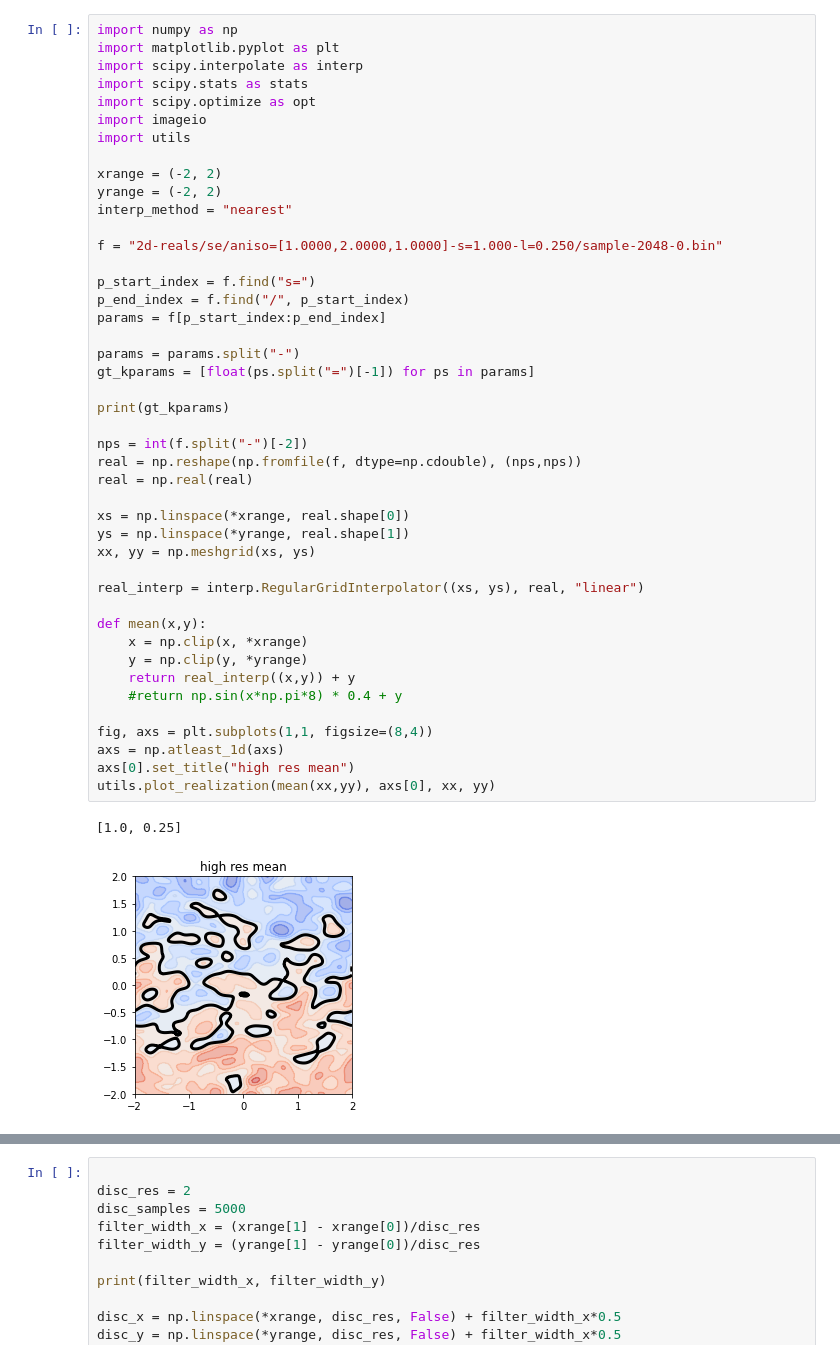
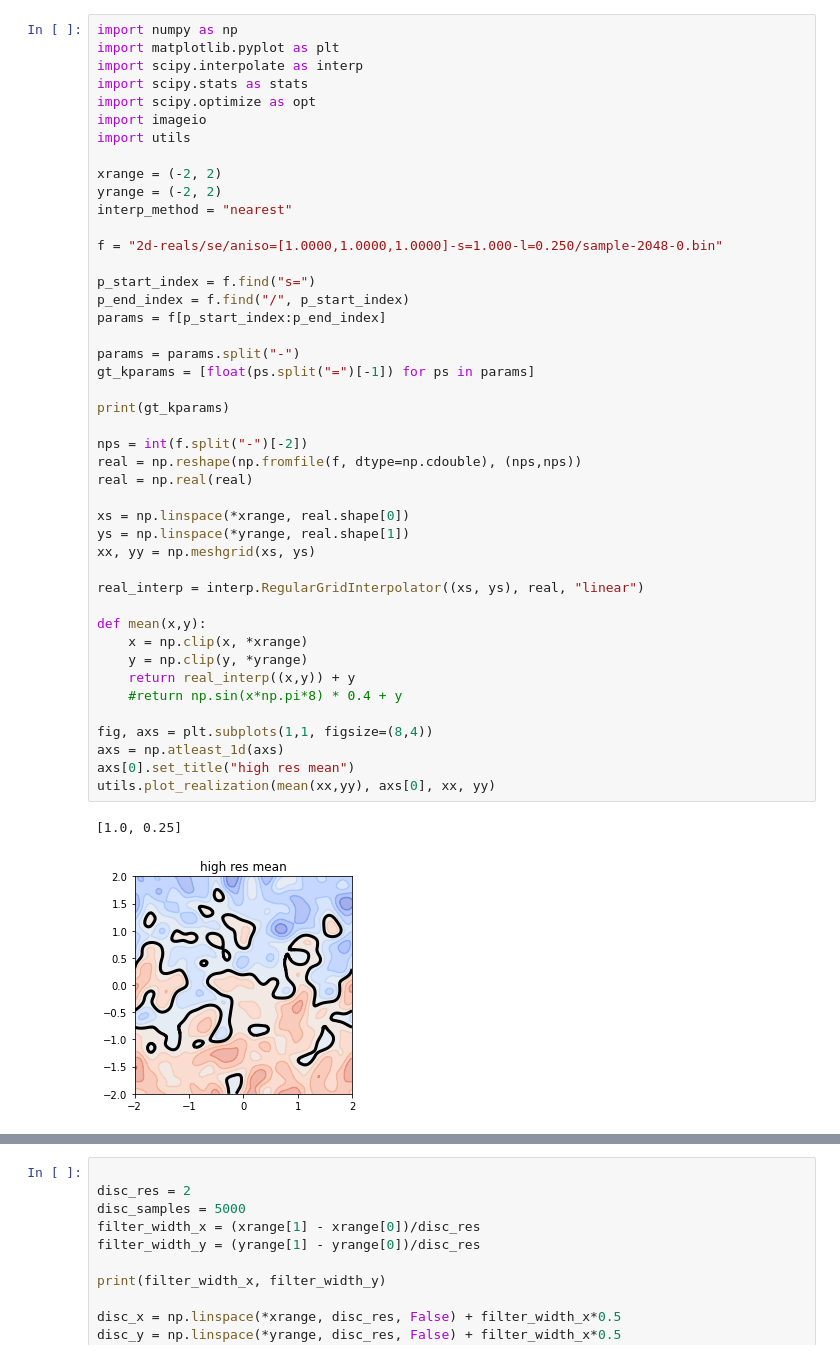
Before and after one commit to daseyb/tungsten, a Jupyter notebook: data/downsample-test-2D.ipynb, the cells around one changed output, grey strips where cells are left out. Saved outputs shown, nothing was run; the diff lists cells and outputs as text.

```diff
--- a/data/downsample-test-2D.ipynb
+++ b/data/downsample-test-2D.ipynb
@@ -11,40 +11,40 @@ xrange = (-2, 2)
 yrange = (-2, 2)
 interp_method = "nearest"
 
-f = "2d-reals/se/aniso=[1.0000,2.0000,1.0000]-s=1.000-l=0.250/sample-2048-0.bin"
+f = "2d-reals/se/aniso=[1.0000,1.0000,1.0000]-s=1.000-l=0.250/sample-2048-0.bin"
 
 p_start_index = f.find("s=")
 p_end_index = f.find("/", p_start_index)
 params = f[p_start_index:p_end_index]
 
 params = params.split("-")
 gt_kparams = [float(ps.split("=")[-1]) for ps in params]
 
 print(gt_kparams)
 
 nps = int(f.split("-")[-2])
 real = np.reshape(np.fromfile(f, dtype=np.cdouble), (nps,nps))
 real = np.real(real)
 
 xs = np.linspace(*xrange, real.shape[0])
 ys = np.linspace(*yrange, real.shape[1])
 xx, yy = np.meshgrid(xs, ys)
 
 real_interp = interp.RegularGridInterpolator((xs, ys), real, "linear")
 
 def mean(x,y):
     x = np.clip(x, *xrange)
     y = np.clip(y, *yrange)
     return real_interp((x,y)) + y
     #return np.sin(x*np.pi*8) * 0.4 + y
 
 fig, axs = plt.subplots(1,1, figsize=(8,4))
 axs = np.atleast_1d(axs)
 axs[0].set_title("high res mean")
 utils.plot_realization(mean(xx,yy), axs[0], xx, yy)
 # %% [output]
 [1.0, 0.25]
-[figure, old version]
+[figure, new version]
 # %%
 import math
 import torch
```
Also changed, not shown: parts of 2 cells of this notebook, 1 other file.
